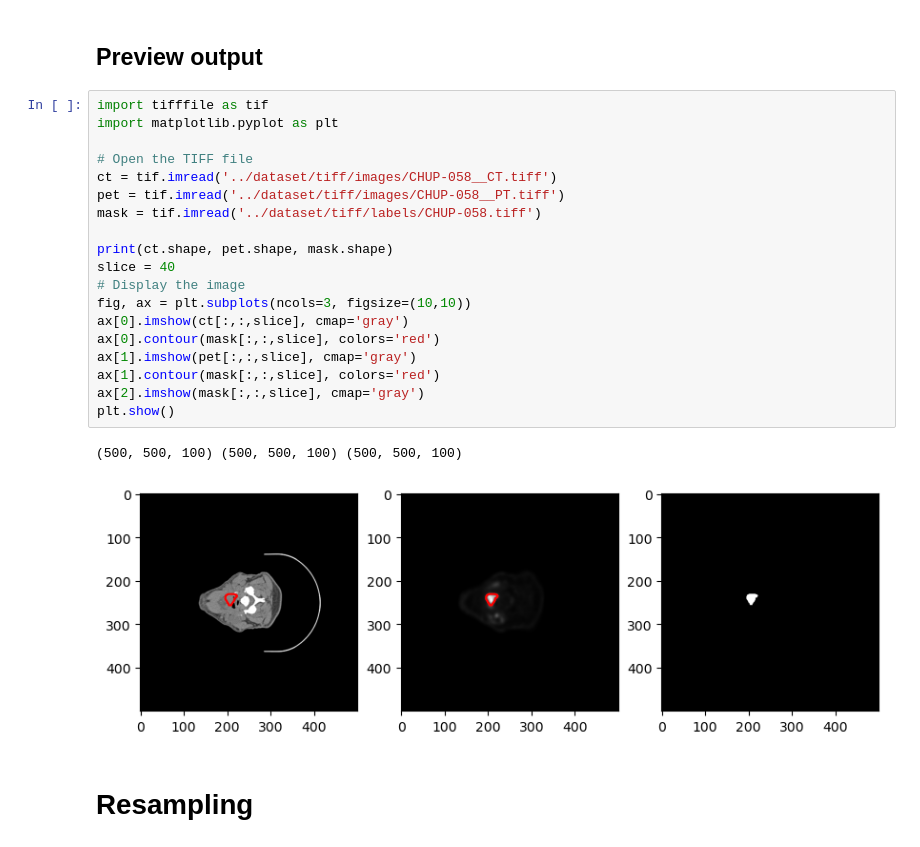
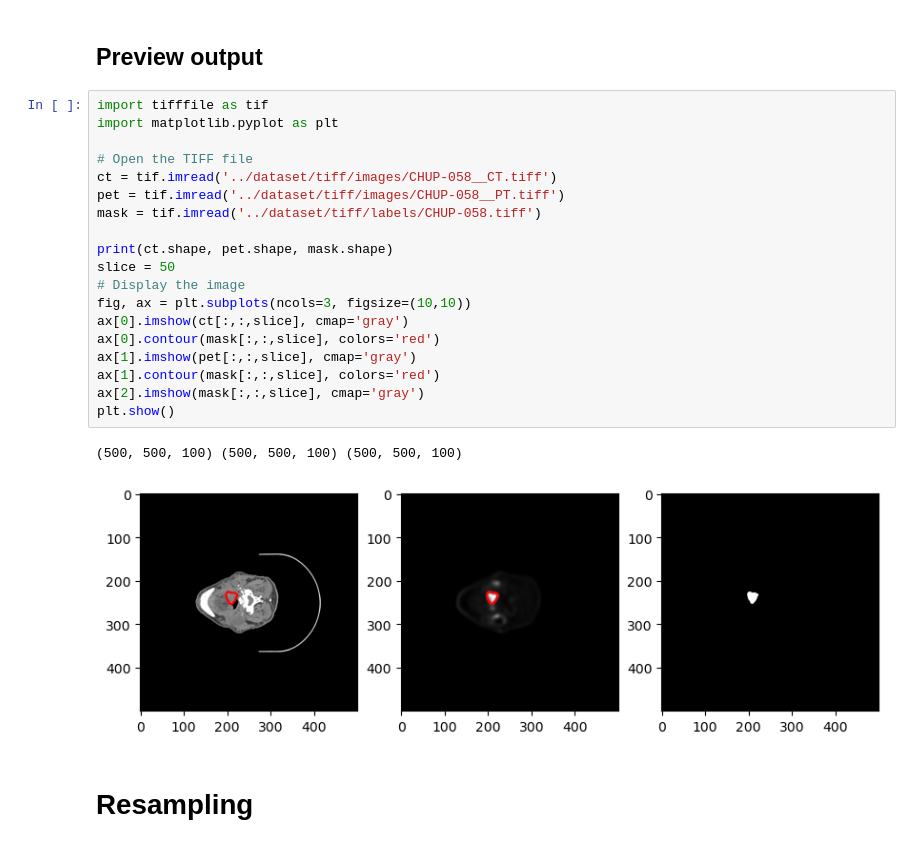
Before and after one commit to ahmedqasem/nii_data, a Jupyter notebook: notebooks/extract_positives.ipynb, the cells around one changed output. Saved outputs shown, nothing was run; the diff lists cells and outputs as text.

```diff
--- a/notebooks/extract_positives.ipynb
+++ b/notebooks/extract_positives.ipynb
@@ -210,25 +231,25 @@ saving from  837 to  937
 # %%
 import tifffile as tif
 import matplotlib.pyplot as plt
 
 # Open the TIFF file
 ct = tif.imread('../dataset/tiff/images/CHUP-058__CT.tiff')
 pet = tif.imread('../dataset/tiff/images/CHUP-058__PT.tiff')
 mask = tif.imread('../dataset/tiff/labels/CHUP-058.tiff')
 
 print(ct.shape, pet.shape, mask.shape)
-slice = 40
+slice = 50
 # Display the image
 fig, ax = plt.subplots(ncols=3, figsize=(10,10))
 ax[0].imshow(ct[:,:,slice], cmap='gray')
 ax[0].contour(mask[:,:,slice], colors='red')
 ax[1].imshow(pet[:,:,slice], cmap='gray')
 ax[1].contour(mask[:,:,slice], colors='red')
 ax[2].imshow(mask[:,:,slice], cmap='gray')
 plt.show()
 # %% [output]
 (500, 500, 100) (500, 500, 100) (500, 500, 100)
-[figure, old version]
+[figure, new version]
 # %% [markdown]
 # Resampling
 # %%
```
Also changed, not shown: parts of 1 cell of this notebook, 3 other files.
